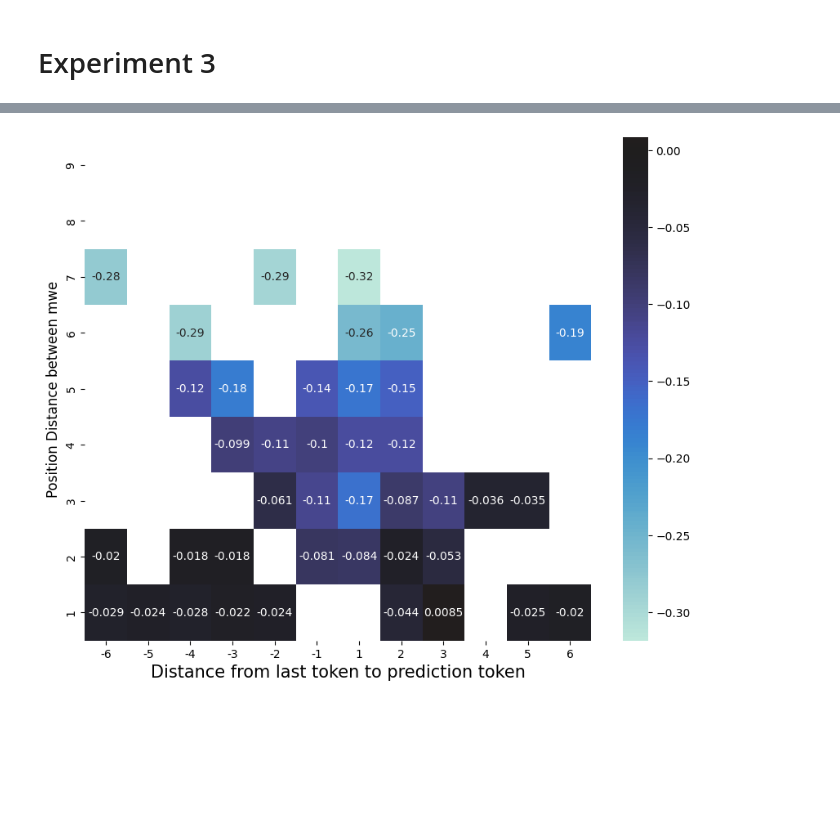
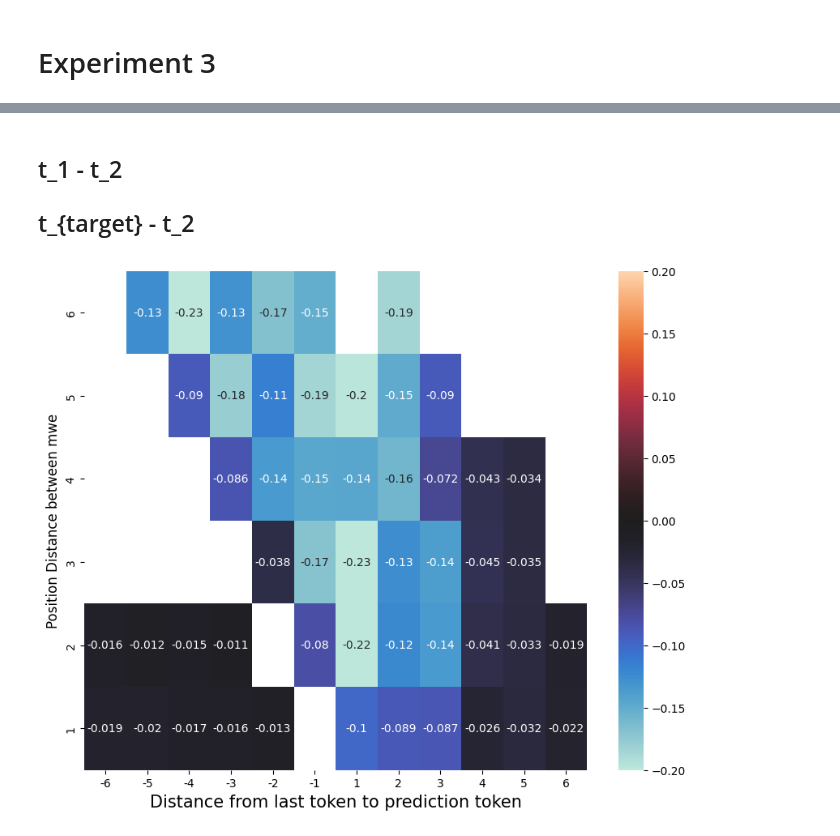
Before and after one commit to divyanshsinghvi/ShapleyInteraction4Structure, a Jupyter notebook: final/plots.ipynb, the cells around one changed output, grey strips where cells are left out. Drawn from its saved outputs; the diff is of its cells as text; code cells hidden in the pictures; blank space fills up the shorter version.

Commit message:
Plots done

```diff
--- a/final/plots.ipynb
+++ b/final/plots.ipynb
@@ -127,0 +107,4 @@ if load_avg:
+# %%
+version = 100
+load_avg = True
+method = 1
@@ -153,8 +205,16 @@ ap['syntactic_distance_idx_mapped'] = ap[['syntactic_distance_idx_mapped', 'firs
 # %%
 import numpy as np
 zp = ap.copy()
+zp['ct'] = zp.groupby(['posdis', 'min_dist', 'syntactic_distance_idx_mapped'])['tensor'].transform(lambda x : x.count())
+zp = zp[zp['ct']>50]
 zp = zp[zp['syntactic_distance_idx_mapped']>0]
 zp = zp[zp['syntactic_distance_idx_mapped']<=6]
+zp['diff_syn'] = zp.groupby(['posdis', 'min_dist'])['syntactic_distance_idx_mapped'].transform(lambda x : x.min())
+zp = zp[zp['diff_syn']==1]
+# zp['diff_syn'] = zp.groupby(['posdis', 'min_dist'])['syntactic_distance_idx_mapped'].transform(lambda x : x.nunique())
+# zp = zp[zp['diff_syn']>=3]
+
+
 
 from scipy.stats import pearsonr, spearmanr
 # z = zp.groupby(['posdis', 'min_dist'])[['tensor','syntactic_distance_idx_mapped']].corr(method=lambda x, y: pearsonr(x, y)[0])
@@ -182,7 +242,7 @@ apq = apq * mask_apq
 
 plt.figure(figsize=(10,8))
 
-ax = sns.heatmap(apq, annot=True)
+ax = sns.heatmap(apq, annot=True, center=0, vmin= -0.2, vmax=0.2)
 plt.xlabel('Distance from last token to prediction token', fontsize = 15) # x-axis label with fontsize 15
 plt.ylabel('Position Distance between mwe', fontsize = 12) # y-axis label with fontsize 15
 
@@ -357,0 +271,12 @@ NameError: name 'avg_df' is not defined
+# %%
+version = 100
+load_avg = True
+method = 1
+model = 'bert'
+
+
+
+weak_path = f'weak_mwe_{model}{version}.pkl'
+weak_df = f_df(weak_path, method).drop(columns = ['ignore'])
+weak_df = weak_df[weak_df['rem'] >= 50].copy()
+display(weak_df)
@@ -379,37 +353,52 @@ ap['syntactic_distance_idx_mapped'] = ap[['syntactic_distance_idx_mapped', 'firs
+# %% [markdown]
+## t_1 - t_2
+## t_{target} - t_2
 # %%
-# ap = fp
 import numpy as np
 zp = ap.copy()
-zp = zp[zp['syntactic_distance_idx_mapped']>0]
+zp['ct'] = zp.groupby(['posdis', 'min_dist', 'syntactic_distance_idx_mapped'])['tensor'].transform(lambda x : x.count())
+zp = zp[zp['ct']>50]
+# zp = zp[zp['syntactic_distance_idx_mapped']>0]
+zp = zp[zp['syntactic_distance_idx_mapped']>=0]
 zp = zp[zp['syntactic_distance_idx_mapped']<=6]
+zp['diff_syn'] = zp.groupby(['posdis', 'min_dist'])['syntactic_distance_idx_mapped'].transform(lambda x : x.min())
+# zp = zp[zp['diff_syn']==1]
+# zp['diff_syn'] = zp.groupby(['posdis', 'min_dist'])['syntactic_distance_idx_mapped'].transform(lambda x : x.nunique())
+# zp = zp[zp['diff_syn']>=3]
+
+
 
 from scipy.stats import pearsonr, spearmanr
+# z = zp.groupby(['posdis', 'min_dist'])[['tensor','syntactic_distance_idx_mapped']].corr(method=lambda x, y: pearsonr(x, y)[0])
+# y = zp.groupby(['posdis', 'min_dist'])[['tensor','syntactic_distance_idx_mapped']].corr(method=lambda x, y: pearsonr(x, y)[1])
+
 z = zp.groupby(['posdis', 'min_dist'])[['tensor','syntactic_distance_idx_mapped']].corr(method=lambda x, y: spearmanr(x, y)[0])
 y = zp.groupby(['posdis', 'min_dist'])[['tensor','syntactic_distance_idx_mapped']].corr(method=lambda x, y: spearmanr(x, y)[1])
 
 
 y = y['syntactic_distance_idx_mapped'].reset_index()
 y = y[y['level_2'] == 'tensor']
 mask_apq = y[y['min_dist'].abs()<=6].drop(columns = ['level_2']).set_index([ 'posdis', 'min_dist']).unstack()
 mask_apq.columns = [x[1] for x in mask_apq.columns]
 mask_apq = mask_apq[::-1]
 mask_apq = np.where(mask_apq > 0.05, np.nan, 1)
+# mask_apq = np.where(mask_apq > 0.05, 1, 1)
 
 
 z = z['syntactic_distance_idx_mapped'].reset_index()
 z = z[z['level_2'] == 'tensor']
 apq = z[z['min_dist'].abs()<=6].drop(columns = ['level_2']).set_index([ 'posdis', 'min_dist']).unstack()
 apq.columns = [x[1] for x in apq.columns]
 apq = apq[::-1]
 apq = apq * mask_apq
 
 
 plt.figure(figsize=(10,8))
 
-ax = sns.heatmap(apq, annot=True, center=0)
+ax = sns.heatmap(apq, annot=True, center=0, vmin= -0.2, vmax=0.2)
 plt.xlabel('Distance from last token to prediction token', fontsize = 15) # x-axis label with fontsize 15
 plt.ylabel('Position Distance between mwe', fontsize = 12) # y-axis label with fontsize 15
 
 plt.show()
 # %% [output]
-[figure, old version]
+[figure, new version]
```
Also changed, not shown: parts of 31 cells of this notebook, 2 other files.
